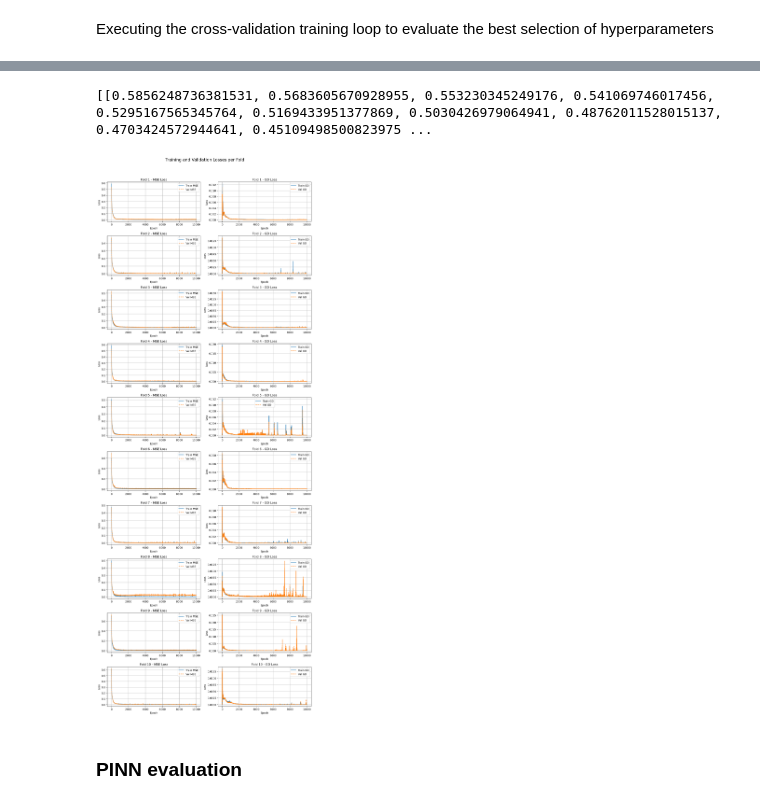
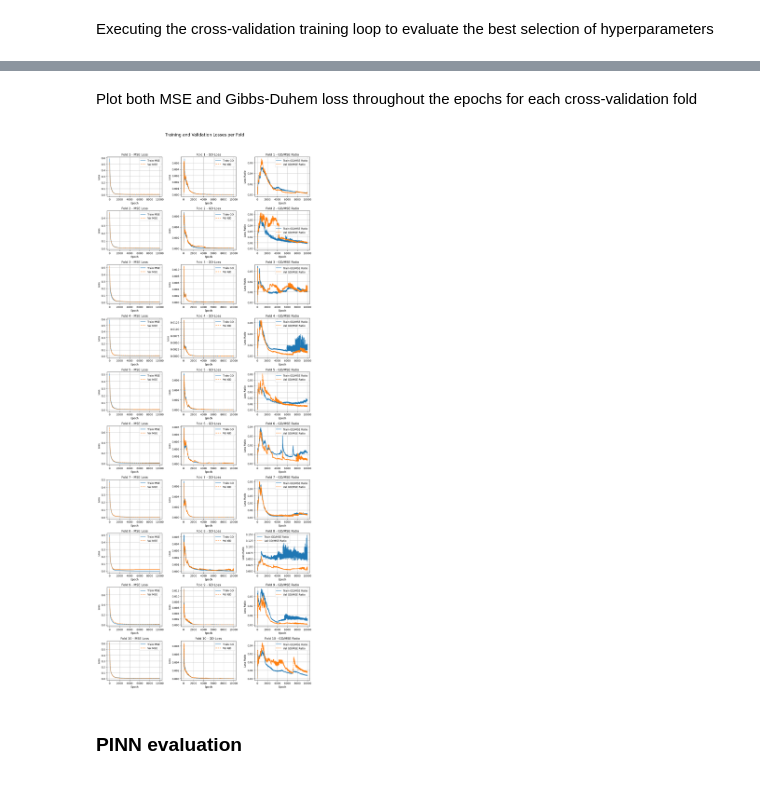
Before and after one commit to ThermoPhase-FCSRG/biofuels-sciml, a Jupyter notebook: notebooks/activity_coefficient_pinn_torch.ipynb, the cells around one changed output, grey strips where cells are left out. Saved outputs shown, nothing was run; the diff lists cells and outputs as text; code cells hidden in the pictures.

```diff
--- a/notebooks/activity_coefficient_pinn_torch.ipynb
+++ b/notebooks/activity_coefficient_pinn_torch.ipynb
@@ -168,8 +168,10 @@ test_losses = []
 # For plotting per fold
 train_mse_per_fold = []
 train_gd_per_fold = []
+train_gd_mse_ratio_per_fold = []
 val_mse_per_fold = []
 val_gd_per_fold = []
+val_gd_mse_ratio_per_fold = []
 
 for fold, (train_idx, val_idx) in enumerate(kf.split(X)):
     print(f"Fold {fold + 1}/{k_folds}")
@@ -207,8 +209,10 @@ for fold, (train_idx, val_idx) in enumerate(kf.split(X)):
     # Track losses for this fold
     train_mse_history = []
     train_gd_history = []
+    train_gd_mse_ratio_history = []
     val_mse_history = []
     val_gd_history = []
+    val_gd_mse_ratio_history = []
 
     # Training loop
     for epoch in range(num_epochs):
@@ -220,7 +224,13 @@ for fold, (train_idx, val_idx) in enumerate(kf.split(X)):
         loss = combined_loss[0]
         mse_loss = combined_loss[1]
         gd_loss = combined_loss[2]
+        gd_mse_ratio = gd_loss / mse_loss
 
+        optimizer.zero_grad()
+        loss.backward()
+        optimizer.step()
+
+        # Validation step
         val_outputs = model(X_val_tensor)
         val_combined_loss = gibbs_duhem_loss(
             val_outputs, y_val_tensor, X_val_tensor, lambda_gd
@@ -228,16 +238,15 @@ for fold, (train_idx, val_idx) in enumerate(kf.split(X)):
         val_loss = val_combined_loss[0]
         val_mse_loss = val_combined_loss[1]
         val_gd_loss = val_combined_loss[2]
-
-        optimizer.zero_grad()
-        loss.backward()
-        optimizer.step()
+        val_gd_mse_ratio = val_gd_loss / val_mse_loss
 
         # Store per-epoch loss
         train_mse_history.append(mse_loss.item())
         train_gd_history.append(gd_loss.item())
+        train_gd_mse_ratio_history.append(gd_mse_ratio.item())
         val_mse_history.append(val_mse_loss.item())
         val_gd_history.append(val_gd_loss.item())
+        val_gd_mse_ratio_history.append(val_gd_mse_ratio.item())
 
         if (epoch + 1) % 20 == 0:
             print(
@@ -247,8 +256,10 @@ for fold, (train_idx, val_idx) in enumerate(kf.split(X)):
     # Store per-fold loss curves
     train_mse_per_fold.append(train_mse_history)
     train_gd_per_fold.append(train_gd_history)
+    train_gd_mse_ratio_per_fold.append(train_gd_mse_ratio_history)
     val_mse_per_fold.append(val_mse_history)
     val_gd_per_fold.append(val_gd_history)
+    val_gd_mse_ratio_per_fold.append(val_gd_mse_ratio_history)
 
     # Evaluate test data
     test_outputs = model(X_test_tensor)
@@ -286,37 +297,57 @@ Average test loss across folds: 0.0040
+# %% [markdown]
+Plot both MSE and Gibbs-Duhem loss throughout the epochs for each cross-validation fold
 # %%
 epochs = range(1, num_epochs + 1)
 
-print(train_mse_per_fold)
-
-fig, axes = plt.subplots(nrows=k_folds, ncols=2, figsize=(12, 3 * k_folds))
+fig, axes = plt.subplots(nrows=k_folds, ncols=3, figsize=(12, 3 * k_folds))
 fig.suptitle("Training and Validation Losses per Fold", fontsize=16, y=1.02)
 
 for fold in range(k_folds):
     # MSE plot
     ax_mse = axes[fold, 0]
     ax_mse.plot(epochs, train_mse_per_fold[fold], label="Train MSE", linestyle="-")
     ax_mse.plot(epochs, val_mse_per_fold[fold], label="Val MSE", linestyle="--")
     ax_mse.set_title(f"Fold {fold + 1} - MSE Loss")
     ax_mse.set_xlabel("Epoch")
     ax_mse.set_ylabel("Loss")
     ax_mse.legend()
     ax_mse.grid(True)
 
     # GD plot
     ax_gd = axes[fold, 1]
     ax_gd.plot(epochs, train_gd_per_fold[fold], label="Train GD", linestyle="-")
     ax_gd.plot(epochs, val_gd_per_fold[fold], label="Val GD", linestyle="--")
     ax_gd.set_title(f"Fold {fold + 1} - GD Loss")
     ax_gd.set_xlabel("Epoch")
     ax_gd.set_ylabel("Loss")
     ax_gd.legend()
     ax_gd.grid(True)
 
+    # GD/MSE ratio plot
+    ax_ratio = axes[fold, 2]
+    ax_ratio.plot(
+        epochs,
+        train_gd_mse_ratio_per_fold[fold],
+        label="Train GD/MSE Ratio",
+        linestyle="-",
+    )
+    ax_ratio.plot(
+        epochs,
+        val_gd_mse_ratio_per_fold[fold],
+        label="Val GD/MSE Ratio",
+        linestyle="--",
+    )
+    ax_ratio.set_title(f"Fold {fold + 1} - GD/MSE Ratio")
+    ax_ratio.set_xlabel("Epoch")
+    ax_ratio.set_ylabel("Loss Ratio")
+    ax_ratio.legend()
+    ax_ratio.grid(True)
+
 plt.tight_layout()
+# plt.savefig("images/loss_curves.png", dpi=1200)
 plt.show()
 # %% [output]
-[[0.5856248736381531, 0.5683605670928955, 0.553230345249176, 0.541069746017456, 0.5295167565345764, 0.5169433951377869, 0.5030426979064941, 0.48762011528015137, 0.4703424572944641, 0.45109498500823975 ...
-[figure, old version]
+[figure, new version]
 # %% [markdown]
 ### PINN evaluation
 # %% [markdown]
```
Also changed, not shown: parts of 9 cells of this notebook, 2 other files.
